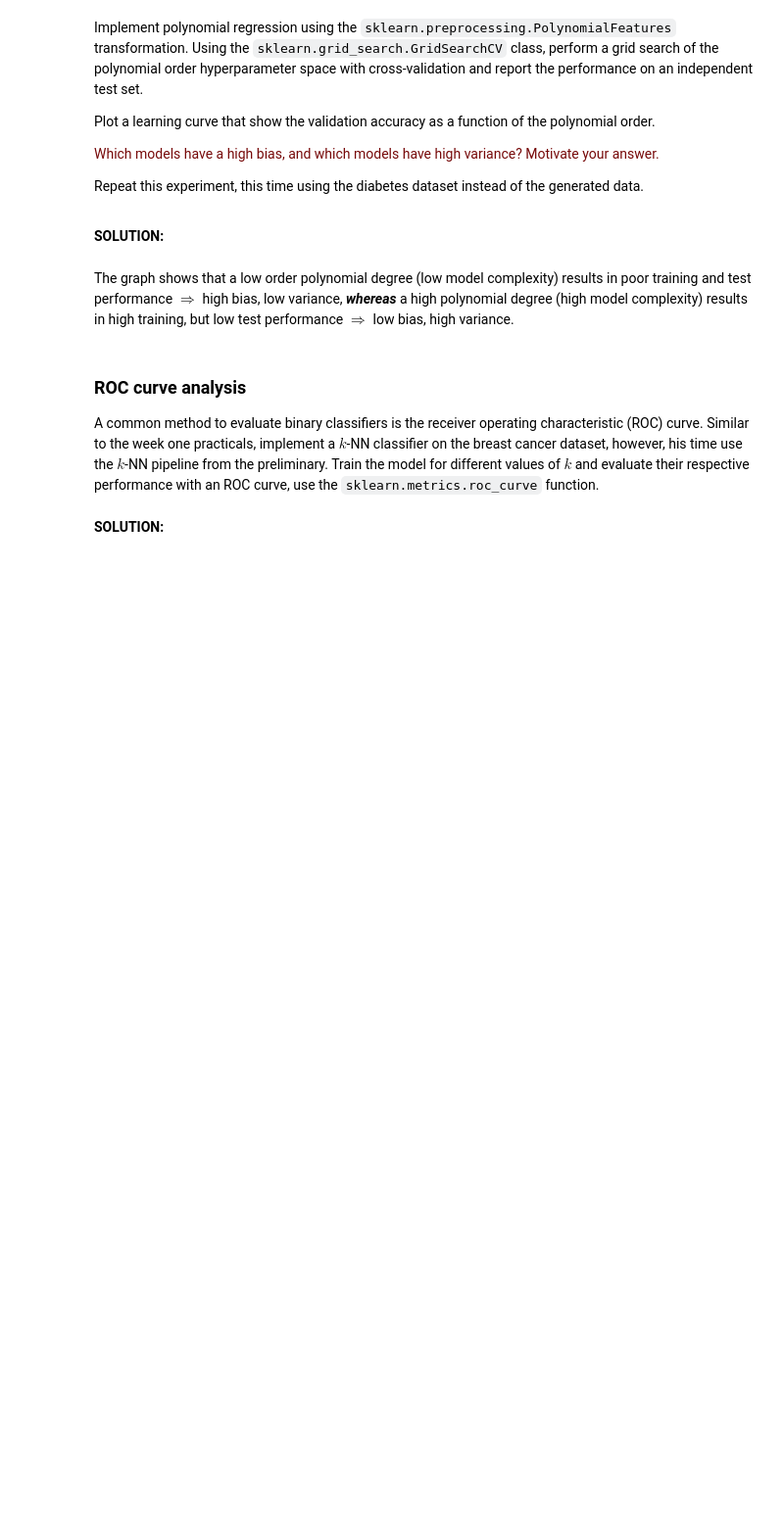
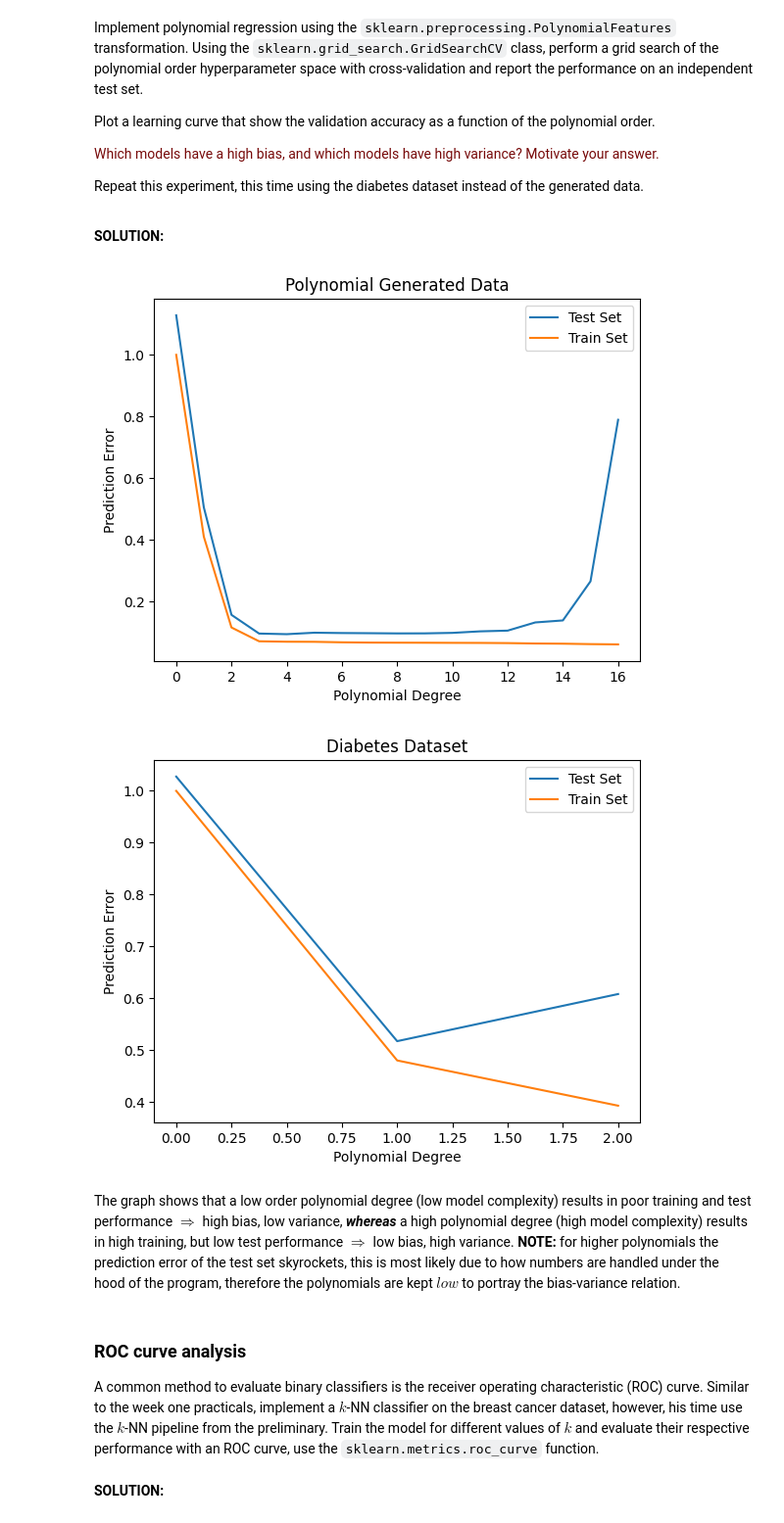
Before and after one commit to YLaret/8dm50-machine-learning, a Jupyter notebook: practicals/week_2.ipynb, the cells around one changed output. Shown: that part at 98% size. Cells and saved outputs as stored; diff of their text form; code cells hidden in the pictures; blank space fills up the shorter version.

```diff
--- a/practicals/week_2.ipynb
+++ b/practicals/week_2.ipynb
@@ -175,6 +182,7 @@ n = []
 # define pipeline with polynomialfeatures and linearregression to score
 pipe = Pipeline(steps=[
     ('polynomialfeatures', preprocessing.PolynomialFeatures()),
+    ("scaler", scaler),
     ('linearregression', LinearRegression())
 ])
 
@@ -224,40 +232,43 @@ n = []
 
 # define pipeline with polynomialfeatures and linearregression to score
 pipe = Pipeline([
+    ('polynomialfeatures', preprocessing.PolynomialFeatures()),
     ("scaler", scaler),
-    ('polynomialfeatures', preprocessing.PolynomialFeatures()),
     ('linearregression', LinearRegression())
 ])
 
 # loop over polynomial order
 for i in range(3):
 
     # define polynomial range
     parameters = {'polynomialfeatures__degree':[i]}
 
     # define model
     grid = GridSearchCV(estimator=pipe,param_grid=parameters, cv=5)
 
     #grid.fit(X_train, y_train)
 
     # cross validate (standard 5-fold split)
     cv_results = cross_validate(grid,X,Y,scoring='r2', return_train_score=True)
 
     # append results
     n.append(i)
     test_error.append(1-np.mean(cv_results['test_score']))
     train_error.append(1-np.mean(cv_results['train_score']))
 
 # plot test and train error
 plt.plot(n,test_error)
 plt.plot(n,train_error)
 plt.ylabel("Prediction Error")
 plt.xlabel("Polynomial Degree")
 plt.legend(["Test Set","Train Set"])
 plt.title("Diabetes Dataset")
 plt.show()
+# %% [output]
+[figure, added]
+[figure, added]
 # %% [markdown]
-The graph shows that a low order polynomial degree (low model complexity) results in poor training and test performance $\Rightarrow$ high bias, low variance, ***whereas*** a high polynomial degree (high model complexity) results in high training, but low test performance $\Rightarrow$ low bias, high variance.
+The graph shows that a low order polynomial degree (low model complexity) results in poor training and test performance $\Rightarrow$ high bias, low variance, ***whereas*** a high polynomial degree (high model complexity) results in high training, but low test performance $\Rightarrow$ low bias, high variance. ****NOTE:**** for higher polynomials the prediction error of the test set skyrockets, this is most likely due to how numbers are handled under the hood of the program, therefore the polynomials are kept $low$ to portray the bias-variance relation.
 # %% [markdown]
 ### ROC curve analysis
 A common method to evaluate binary classifiers is the receiver operating characteristic (ROC) curve. Similar to the week one practicals, implement a $k$-NN classifier on the breast cancer dataset, however, his time use the $k$-NN pipeline from the preliminary. Train the model for different values of $k$ and evaluate their respective performance with an ROC curve, use the `sklearn.metrics.roc_curve` function.
```
Also changed, not shown: parts of 5 cells of this notebook.
